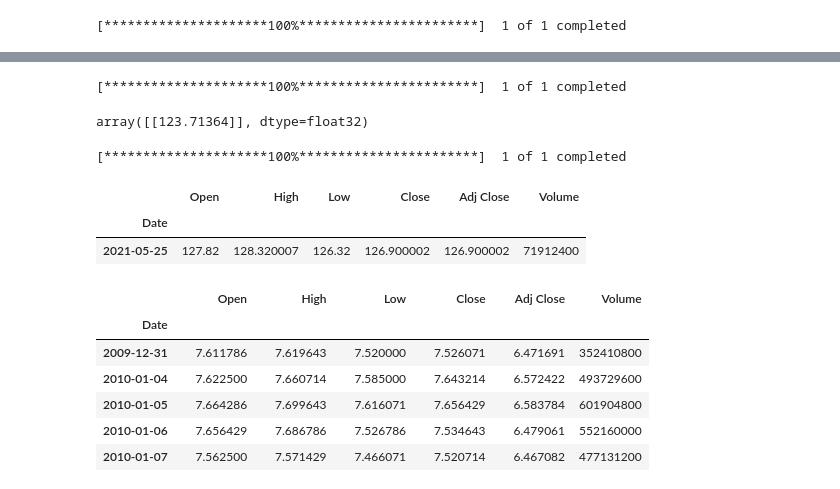
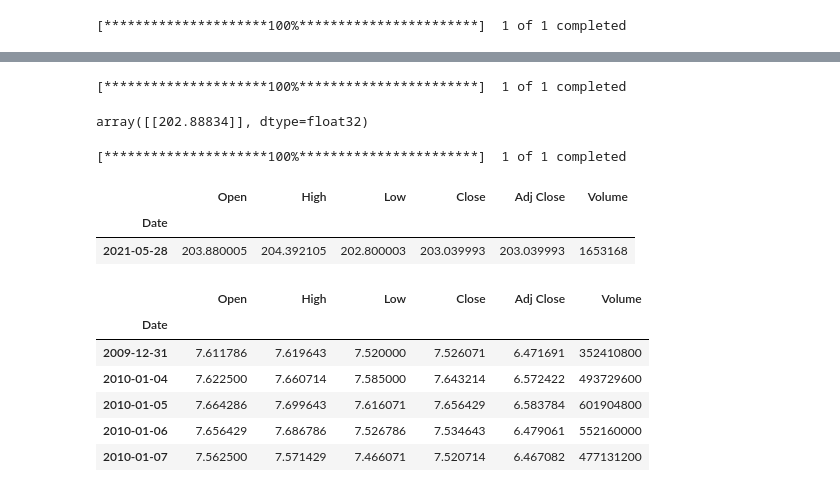
Before and after one commit to AryakRoy/Stock-Data-Visualisation-and-Prediction, a Jupyter notebook: Stock Prediction Model.ipynb, the cells around one changed output, grey strips where cells are left out. Cells and saved outputs as stored; diff of their text form; code cells hidden in the pictures.

```diff
--- a/Stock Prediction Model.ipynb
+++ b/Stock Prediction Model.ipynb
@@ -178,5 +178,5 @@ valid
 # %%
-apple_quote = df = yf.download('AAPL','2010-01-01','2021-05-25')
+apple_quote = df = yf.download('MMM','2010-01-01','2021-05-29')
 new_df = apple_quote.filter(['Close'])
 last_60_days = new_df[-60:].values
 last_60_days_scaled = scaler.transform(last_60_days)
@@ -189,15 +189,15 @@ pred_price = scaler.inverse_transform(pred_price)
 pred_price
 # %% [output]
 [*********************100%***********************]  1 of 1 completed
-array([[123.71364]], dtype=float32)
+array([[202.88834]], dtype=float32)
 # %%
-apple_quote_2 = yf.download('AAPL','2021-05-26','2021-05-26')
+apple_quote_2 = yf.download('MMM','2021-05-30','2021-05-30')
 apple_quote_2
 # %% [output]
 [*********************100%***********************]  1 of 1 completed
 |  | Open | High | Low | Close | Adj Close | Volume |
 | Date |  |  |  |  |  |  |
-| 2021-05-25 | 127.82 | 128.320007 | 126.32 | 126.900002 | 126.900002 | 71912400 |
+| 2021-05-28 | 203.880005 | 204.392105 | 202.800003 | 203.039993 | 203.039993 | 1653168 |
 # %%
 apple_quote
 # %% [output]
```
Also changed, not shown: parts of 11 cells of this notebook, 7 other files.
